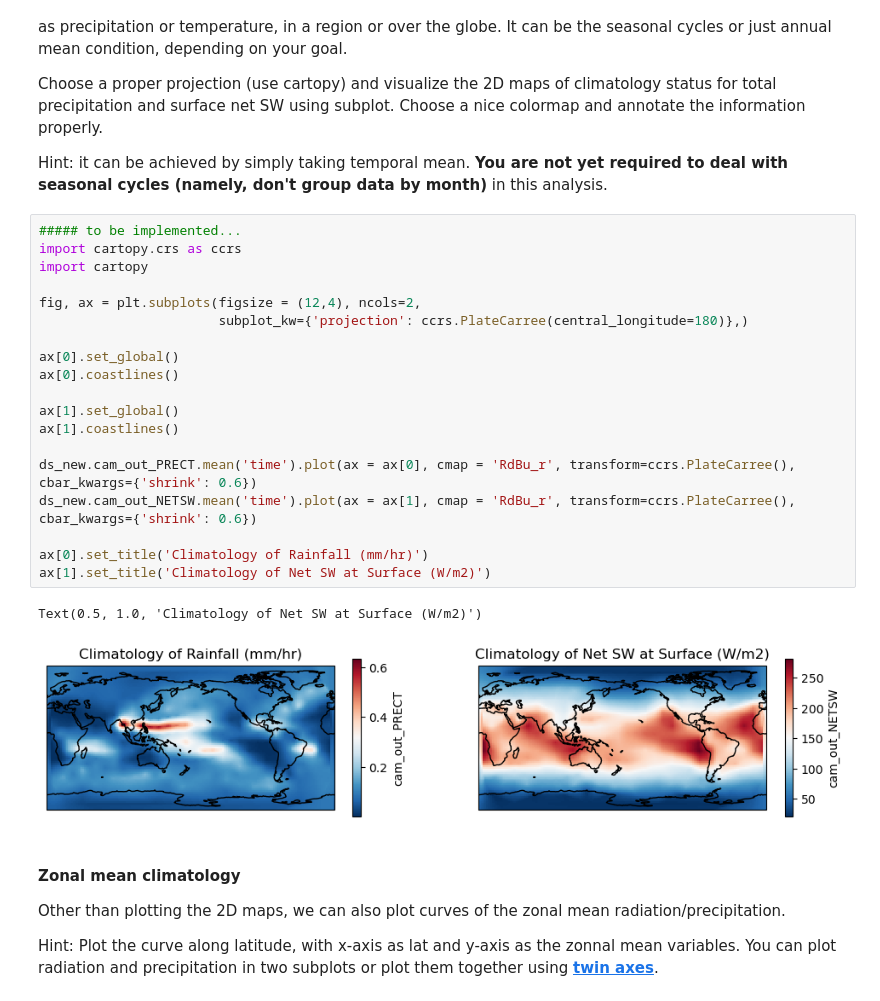
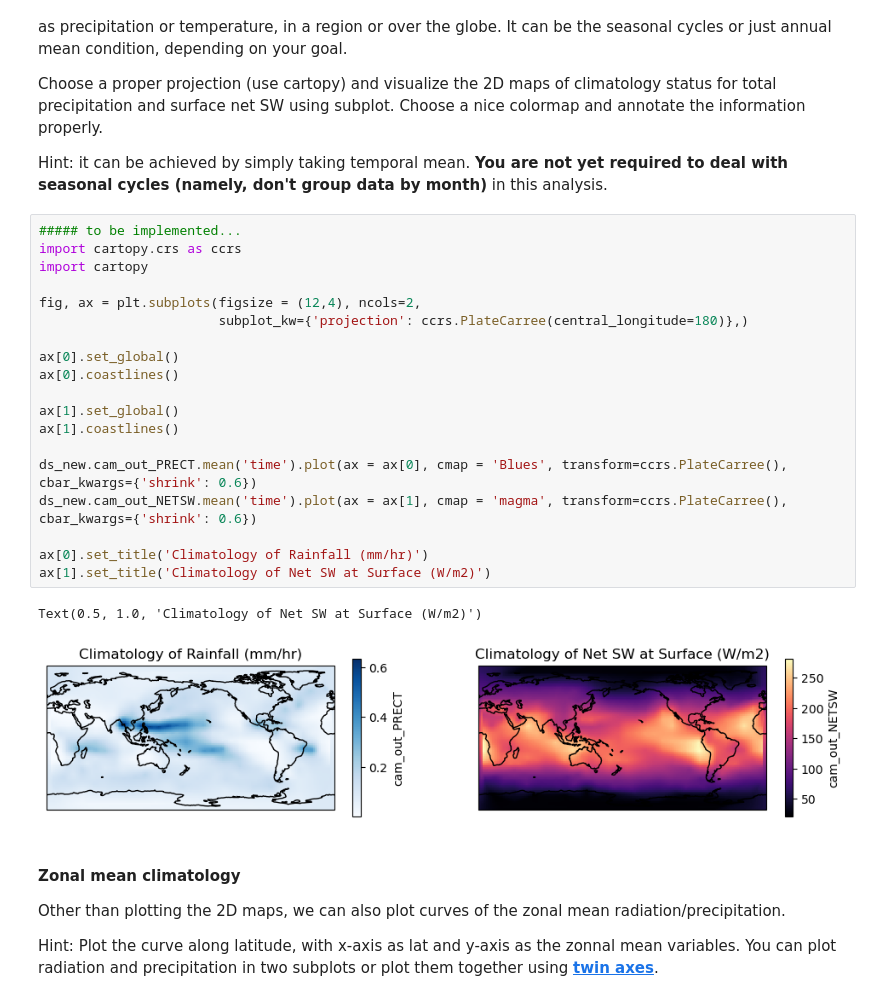
Before and after one commit to sungdukyu/LEAP_REU_Dataset_Notebook, a Jupyter notebook: REU_demoE3SM_tutorial.ipynb, the cells around one changed output. Cells and saved outputs as stored; diff of their text form.

```diff
--- a/REU_demoE3SM_tutorial.ipynb
+++ b/REU_demoE3SM_tutorial.ipynb
@@ -580,25 +580,25 @@ Hint: it can be achieved by simply taking temporal mean. **You are not yet requi
 # %%
 ##### to be implemented...
 import cartopy.crs as ccrs
 import cartopy
 
 fig, ax = plt.subplots(figsize = (12,4), ncols=2,
                        subplot_kw={'projection': ccrs.PlateCarree(central_longitude=180)},)
 
 ax[0].set_global()
 ax[0].coastlines()
 
 ax[1].set_global()
 ax[1].coastlines()
 
-ds_new.cam_out_PRECT.mean('time').plot(ax = ax[0], cmap = 'RdBu_r', transform=ccrs.PlateCarree(), cbar_kwargs={'shrink': 0.6})
-ds_new.cam_out_NETSW.mean('time').plot(ax = ax[1], cmap = 'RdBu_r', transform=ccrs.PlateCarree(), cbar_kwargs={'shrink': 0.6})
+ds_new.cam_out_PRECT.mean('time').plot(ax = ax[0], cmap = 'Blues', transform=ccrs.PlateCarree(), cbar_kwargs={'shrink': 0.6})
+ds_new.cam_out_NETSW.mean('time').plot(ax = ax[1], cmap = 'magma', transform=ccrs.PlateCarree(), cbar_kwargs={'shrink': 0.6})
 
 ax[0].set_title('Climatology of Rainfall (mm/hr)')
 ax[1].set_title('Climatology of Net SW at Surface (W/m2)')
 # %% [output]
 Text(0.5, 1.0, 'Climatology of Net SW at Surface (W/m2)')
-[figure, old version]
+[figure, new version]
 # %% [markdown]
 #### Zonal mean climatology
 Other than plotting the 2D maps, we can also plot curves of the zonal mean radiation/precipitation.
```
Also changed, not shown: parts of 4 cells of this notebook.
